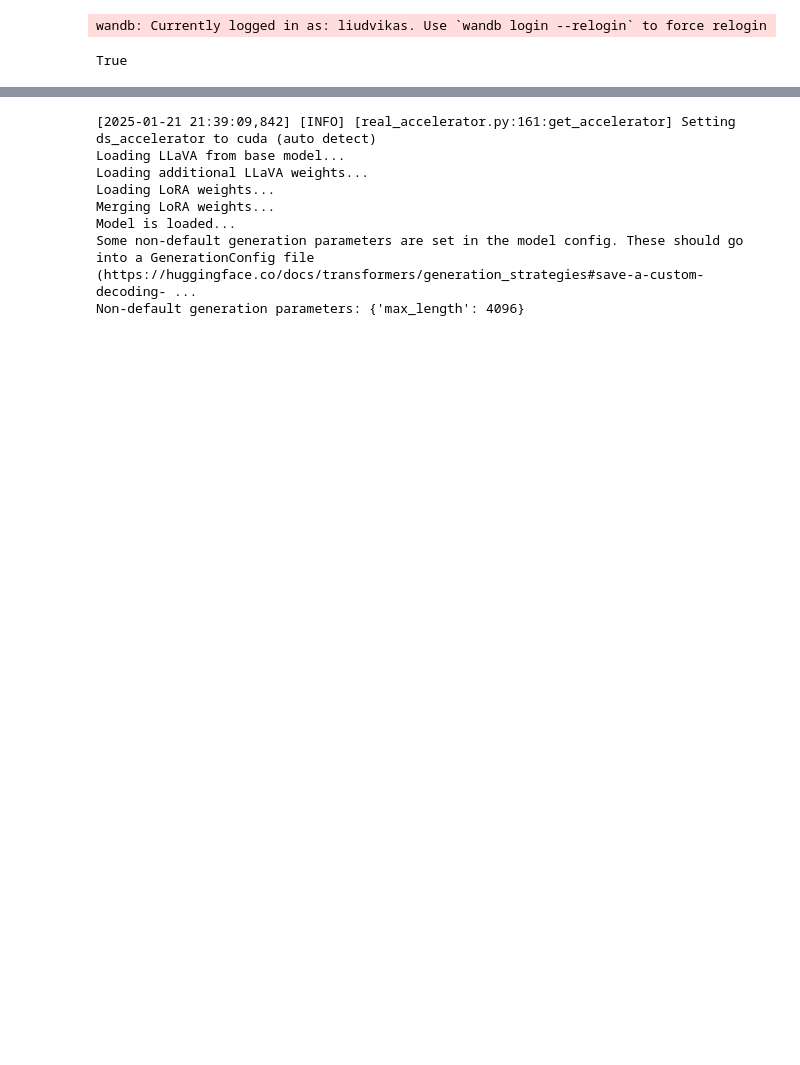
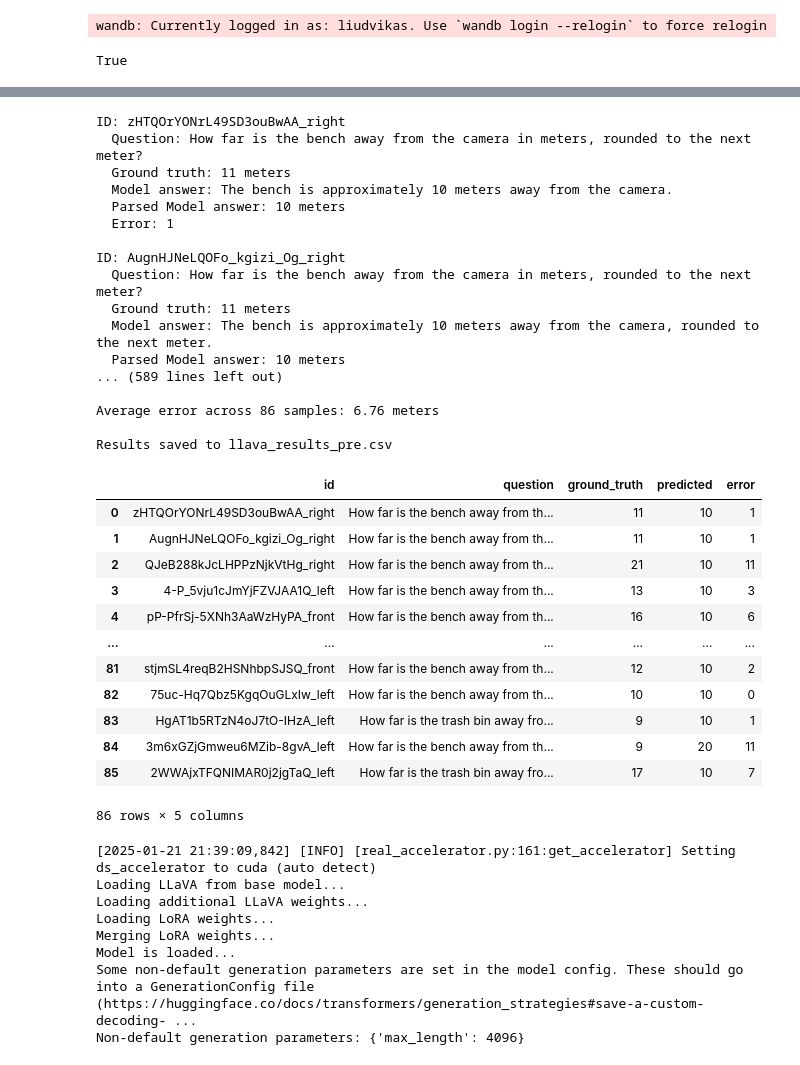
Before and after one commit to liudvikaszekas/distance-vlm, a Jupyter notebook: scripts/train_VLMs/LLAVA_Inference.ipynb, the cells around one changed output, grey strips where cells are left out. Cells and saved outputs as stored; diff of their text form; code cells hidden in the pictures; blank space fills up the shorter version.

```diff
--- a/scripts/train_VLMs/LLAVA_Inference.ipynb
+++ b/scripts/train_VLMs/LLAVA_Inference.ipynb
@@ -248,0 +105,32 @@ ID: AugnHJNeLQOFo_kgizi_Og_right
+# %%
+import json
+
+in_file = "dataset/test.json"     # Replace with your input file
+out_file = "dataset/test.jsonl"   # New output file in JSONL format
+
+with open(in_file, "r") as f_in, open(out_file, "w") as f_out:
+    data = json.load(f_in)  # This reads the entire array from test.json
+
+    for i, item in enumerate(data):
+
+        # We will set question_id to item["id"] if it exists, otherwise fallback to i
+        question_id = item.get("id", i)
+
+        # Find the first "human" message in conversations for the question
+        text_input = ""
+        for conv in item.get("conversations", []):
+            if conv.get("from") == "human":
+                text_input = conv.get("value", "")
+                break
+
+        # Construct a single-line JSON object for the new output
+        out_obj = {
+            "image": item["image"],
+            "text": text_input,
+            "question_id": question_id
+        }
+
+        # Write to file in JSONL format (one JSON object per line)
+        f_out.write(json.dumps(out_obj, ensure_ascii=False) + "\n")
+
+print(f"Converted {in_file} to {out_file} in JSONL format.")
@@ -254,3 +281,36 @@ ID: AugnHJNeLQOFo_kgizi_Og_right
+# %%
+evaluate_answers("pre")
+# %% [output]
+ID: zHTQOrYONrL49SD3ouBwAA_right
+  Question: How far is the bench away from the camera in meters, rounded to the next meter?
+  Ground truth: 11 meters
+  Model answer: The bench is approximately 10 meters away from the camera.
+  Parsed Model answer: 10 meters
+  Error: 1
+
+ID: AugnHJNeLQOFo_kgizi_Og_right
+  Question: How far is the bench away from the camera in meters, rounded to the next meter?
+  Ground truth: 11 meters
+  Model answer: The bench is approximately 10 meters away from the camera, rounded to the next meter.
+  Parsed Model answer: 10 meters
+... (589 lines left out)
+
+Average error across 86 samples: 6.76 meters
+
+Results saved to llava_results_pre.csv
+|  | id | question | ground_truth | predicted | error |
+| 0 | zHTQOrYONrL49SD3ouBwAA_right | How far is the bench away from th... | 11 | 10 | 1 |
+| 1 | AugnHJNeLQOFo_kgizi_Og_right | How far is the bench away from th... | 11 | 10 | 1 |
+| 2 | QJeB288kJcLHPPzNjkVtHg_right | How far is the bench away from th... | 21 | 10 | 11 |
+| 3 | 4-P_5vju1cJmYjFZVJAA1Q_left | How far is the bench away from th... | 13 | 10 | 3 |
+| 4 | pP-PfrSj-5XNh3AaWzHyPA_front | How far is the bench away from th... | 16 | 10 | 6 |
+| ... | ... | ... | ... | ... | ... |
+| 81 | stjmSL4reqB2HSNhbpSJSQ_front | How far is the bench away from th... | 12 | 10 | 2 |
+| 82 | 75uc-Hq7Qbz5KgqOuGLxIw_left | How far is the bench away from th... | 10 | 10 | 0 |
+| 83 | HgAT1b5RTzN4oJ7tO-IHzA_left | How far is the trash bin away fro... | 9 | 10 | 1 |
+| 84 | 3m6xGZjGmweu6MZib-8gvA_left | How far is the bench away from th... | 9 | 20 | 11 |
+| 85 | 2WWAjxTFQNIMAR0j2jgTaQ_left | How far is the trash bin away fro... | 17 | 10 | 7 |
+86 rows × 5 columns
 # %%
 !python3 LLaVA/scripts/merge_lora_weights.py \
 --model-path checkpoints/llava-v1.5-7b-task-lora \
```
Also changed, not shown: parts of 11 cells of this notebook.
